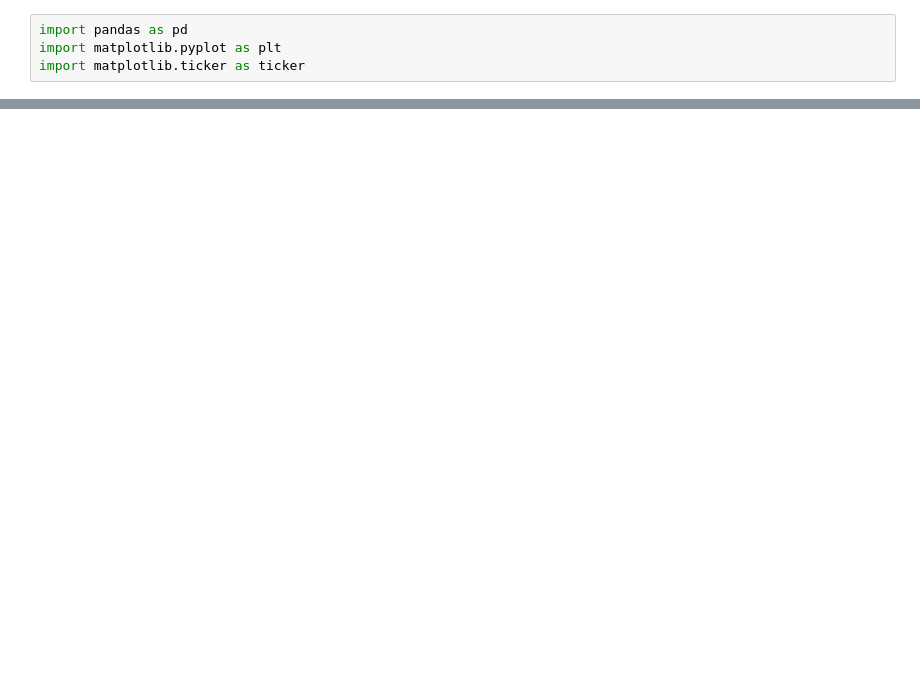
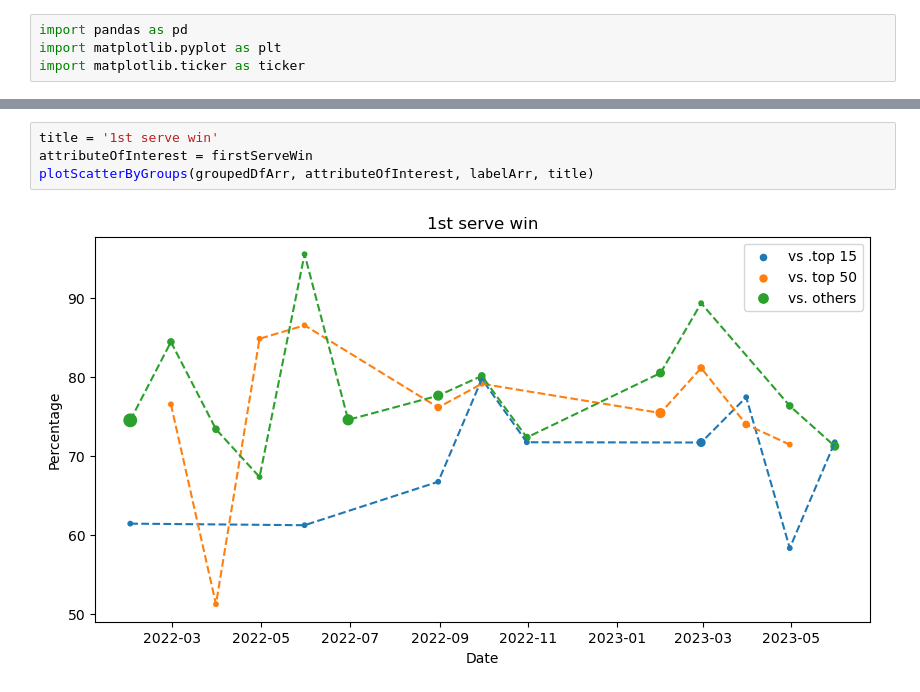
Before and after one commit to TracyYXChen/tennis-data, a Jupyter notebook: qinwenZheng/Qinwen Zheng's serves.ipynb, the cells around one changed output, grey strips where cells are left out. Drawn from its saved outputs; the diff is of its cells as text; blank space fills up the shorter version.

```diff
--- a/qinwenZheng/Qinwen Zheng's serves.ipynb
+++ b/qinwenZheng/Qinwen Zheng's serves.ipynb
@@ -153,0 +173,6 @@ plt.show()  # Display the plot
+# %%
+title = '1st serve win'
+attributeOfInterest = firstServeWin
+plotScatterByGroups(groupedDfArr, attributeOfInterest, labelArr, title)
+# %% [output]
+[figure, added]
```
Also changed, not shown: parts of 16 cells of this notebook.
